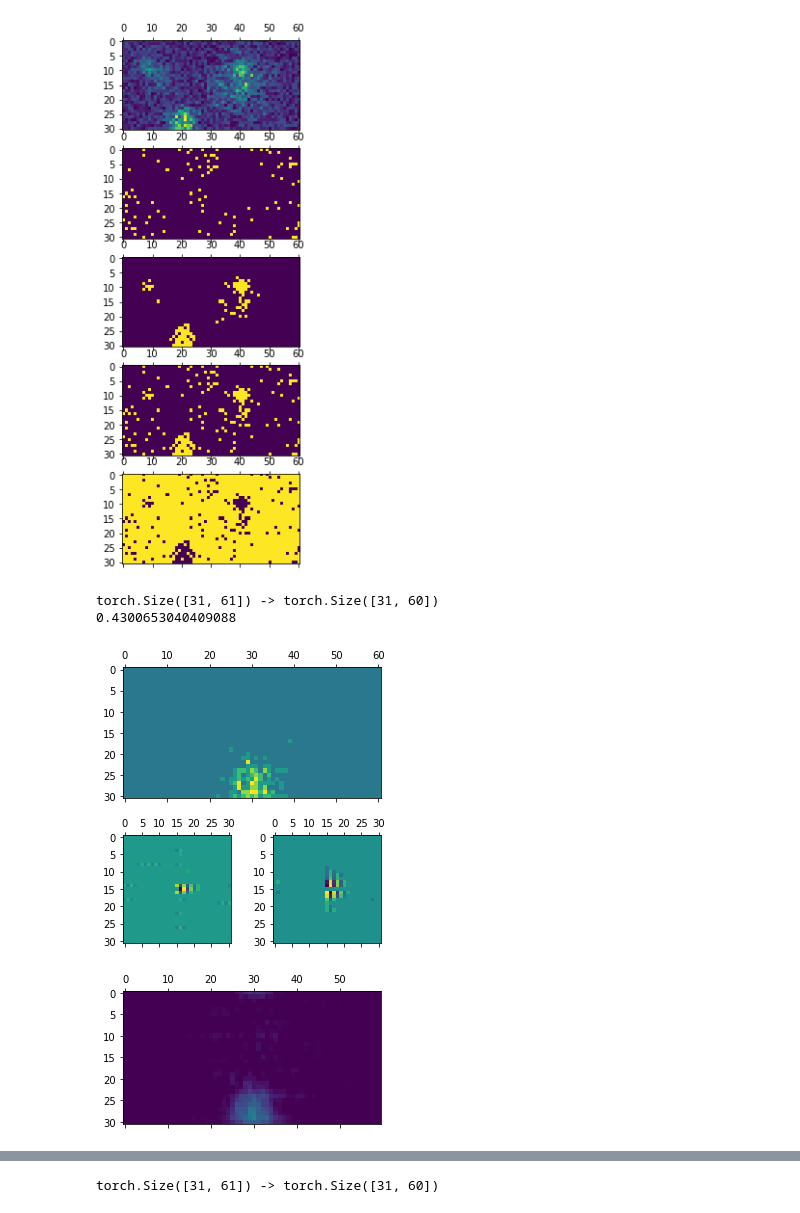
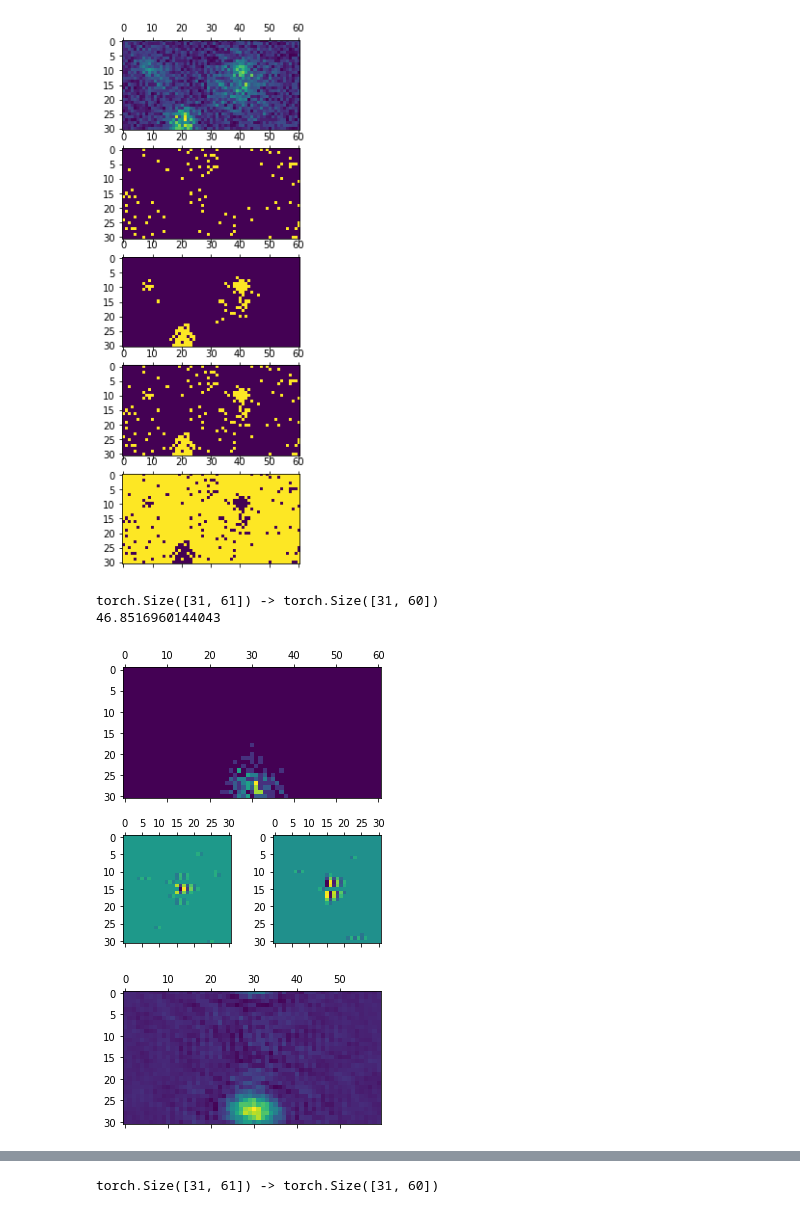
Before and after one commit to lkndl/ppi, a Jupyter notebook: ppi/fft2d.ipynb, the cells around one changed output, grey strips where cells are left out. Saved outputs shown, nothing was run; the diff lists cells and outputs as text; code cells hidden in the pictures.

```diff
--- a/ppi/fft2d.ipynb
+++ b/ppi/fft2d.ipynb
@@ -156,39 +160,40 @@ ax4.matshow((lower < argauss) & (argauss < upper))
 def array_reconstructor_threshold(peak, share=.01, figsize=(4, 11)):
     fig = plt.figure(constrained_layout=True, figsize=figsize)
     gs = mpl.gridspec.GridSpec(5, 2, figure=fig)
-    fig.add_subplot(gs[0, :]).matshow(peak, vmin=0, vmax=1)
+    fig.add_subplot(gs[0, :]).matshow(peak)  # , vmin=0, vmax=1)
 
     f1 = torch.fft.rfft2(peak)
     f1[0, 0] = 0
     f2 = torch.fft.fftshift(f1)
 
     # fig.add_subplot(gs[1, 0]).matshow(f2.real)
     # fig.add_subplot(gs[1, -1]).matshow(f2.imag)
     #
     # f3 = fft.irfft2(fft.ifftshift(f2))
     # fig.add_subplot(gs[2, :]).matshow(f3, vmin=0, vmax=1)
 
     f4 = f2.clone()
     for f in [f4.real, f4.imag]:
         lower, upper = torch.quantile(
             f, q=torch.Tensor([share / 2, 1 - share / 2]), keepdim=False)
         f[(lower < f) & (f < upper)] = 0
 
     fig.add_subplot(gs[1, 0]).matshow(f4.real)
     fig.add_subplot(gs[1, -1]).matshow(f4.imag)
 
     f5 = fft.irfft2(fft.ifftshift(f4))
-    fig.add_subplot(gs[2, :]).matshow(f5, vmin=0, vmax=1)
+    fig.add_subplot(gs[2, :]).matshow(f5)  # , vmin=0, vmax=1)
     print(peak.shape, '->', f5.shape)
     print(f5.max().item())
     return f5
 
 
 peak = gauss_peak(loc=(30, 28), n_nsamples=200)
 ppeak = peak + .4
+ppeak = peak * 100 - 2
 
 _ = array_reconstructor_threshold(ppeak, share=.05)
 # %% [output]
 torch.Size([31, 61]) -> torch.Size([31, 60])
-0.4300653040409088
+46.8516960144043
-[figure, old version]
+[figure, new version]
```
Also changed, not shown: parts of 8 cells of this notebook, 6 other files.
